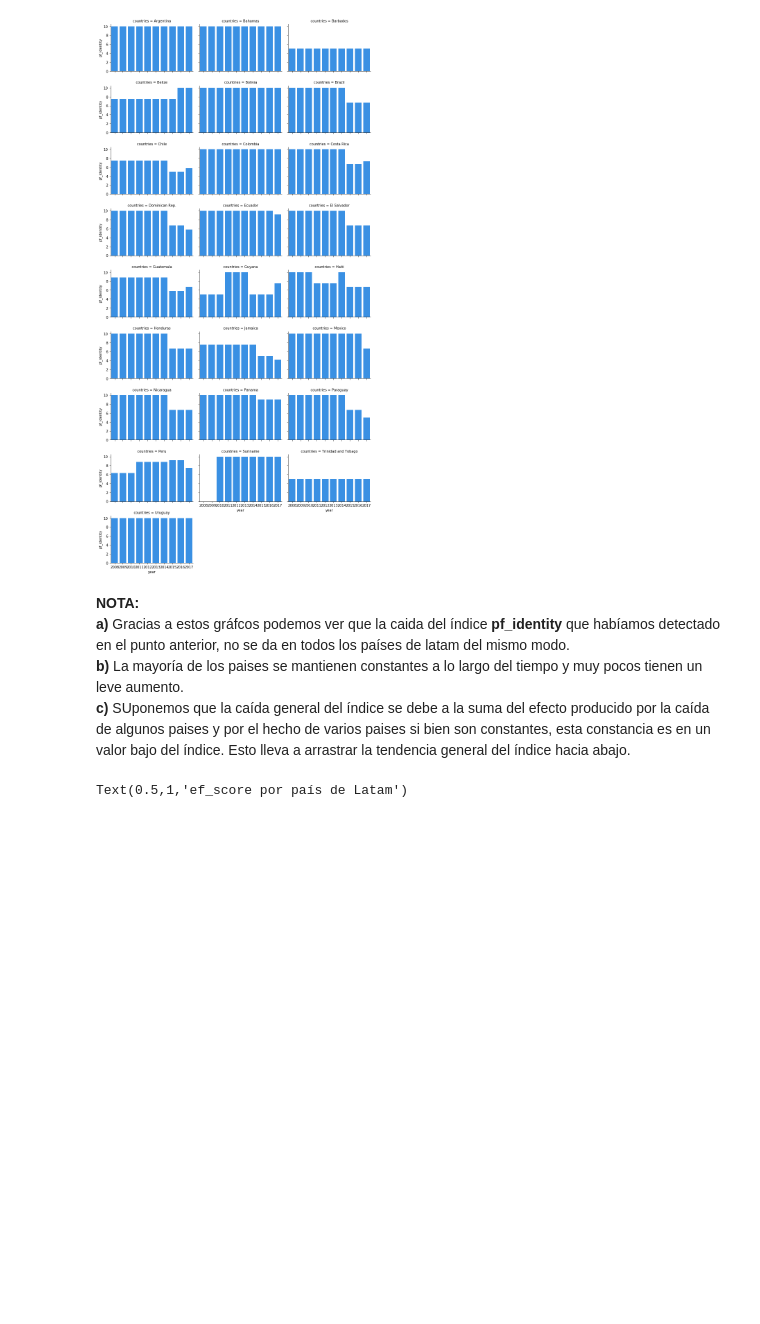
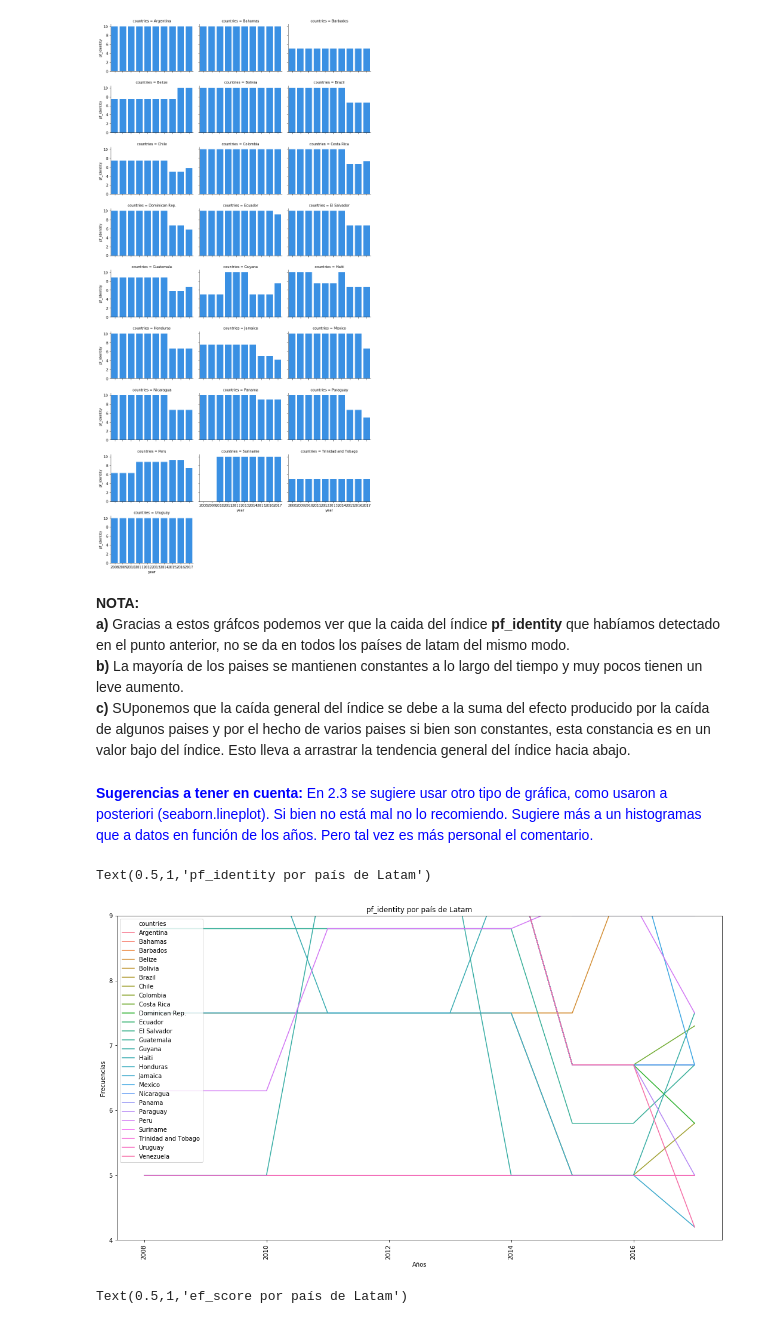
Before and after one commit to Verobornancini/DataScience_AnalisisyVisualizacion, a Jupyter notebook: practico.ipynb, the cells around one changed output. Drawn from its saved outputs; the diff is of its cells as text; code cells hidden in the pictures; blank space fills up the shorter version.

Commit message:
Revisión y respuesta de las sugerencias del trabajo

```diff
--- a/practico.ipynb
+++ b/practico.ipynb
@@ -620,6 +656,27 @@ g = seaborn.catplot(x="year", y="pf_identity", col="countries", col_wrap=3,
 **a)** Gracias a estos gráfcos podemos ver que la caida del índice **pf_identity** que habíamos detectado en el punto anterior, no se da en todos los países de latam del mismo modo.
 **b)** La mayoría de los paises se mantienen constantes a lo largo del tiempo y muy pocos tienen un leve aumento.
 **c)** SUponemos que la caída general del índice se debe a la suma del efecto producido por la caída de algunos paises y por el hecho de varios paises si bien son constantes, esta constancia es en un valor bajo del índice. Esto lleva a arrastrar la tendencia general del índice hacia abajo.
+# %% [markdown]
+<span style="color:blue">**Sugerencias a tener en cuenta:** En 2.3 se sugiere usar otro tipo de gráfica, como usaron a posteriori (seaborn.lineplot). Si bien no está mal no lo recomiendo. Sugiere más a un histogramas que a datos en función de los años. Pero tal vez es más personal el comentario.</span>
+# %%
+# Agregamos nuevo gráfico según la sugerencia...
+
+# De todos modos aclaramos que habiamos realizado un lineplot anteriormente pero al mezclarse mucho las líneas,
+# y ser dificil la identificación de cada país, optamos por cambiar de tipo gráfico y usar un catplot.
+# Y decidimos mostrar los lineplots con menos países como se vé mas abajo, para que sea mejor la identificación.
+
+plt.figure (figsize=(40,10))
+
+plt.subplot(121)
+plt1= seaborn.lineplot(data=latam, x='year', y='pf_identity', hue='countries', estimator=np.mean)
+plt.xticks(rotation=90);
+plt.xlabel('Años')
+plt.ylabel('Frecuencias')
+plt.ylim(4,9)
+plt.title('pf_identity por país de Latam')
+# %% [output]
+Text(0.5,1,'pf_identity por país de Latam')
+[figure, added]
 # %%
 # Seleccionamos 7 paises para graficar la evolución de los índices hf_score y ef_score
 
```
Also changed, not shown: parts of 11 cells of this notebook.
